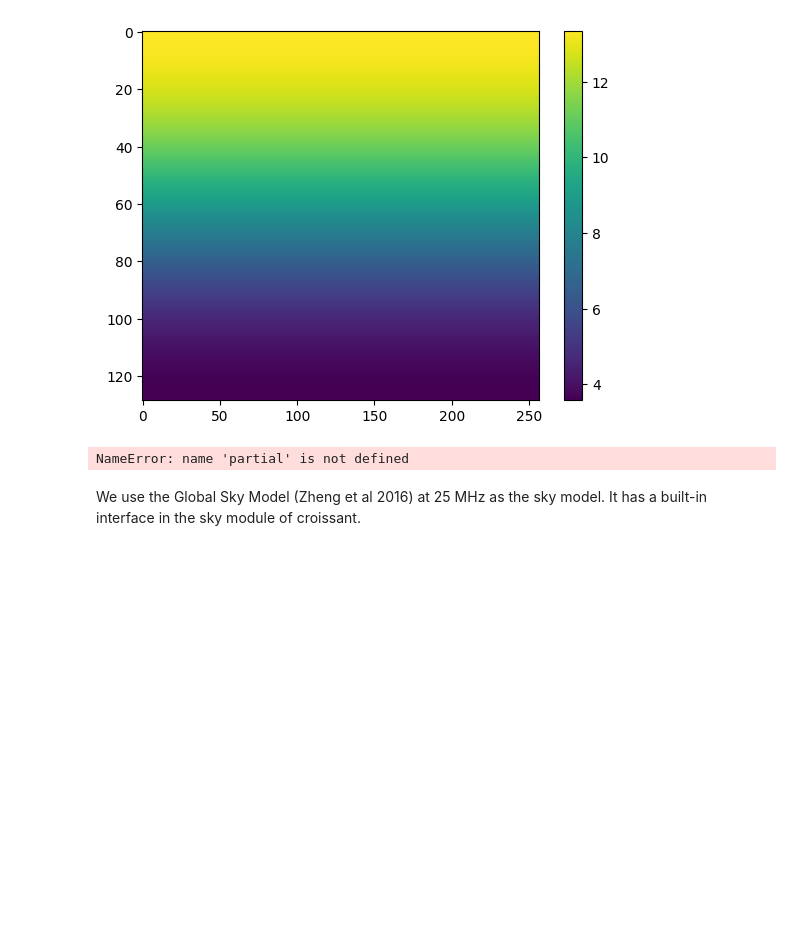
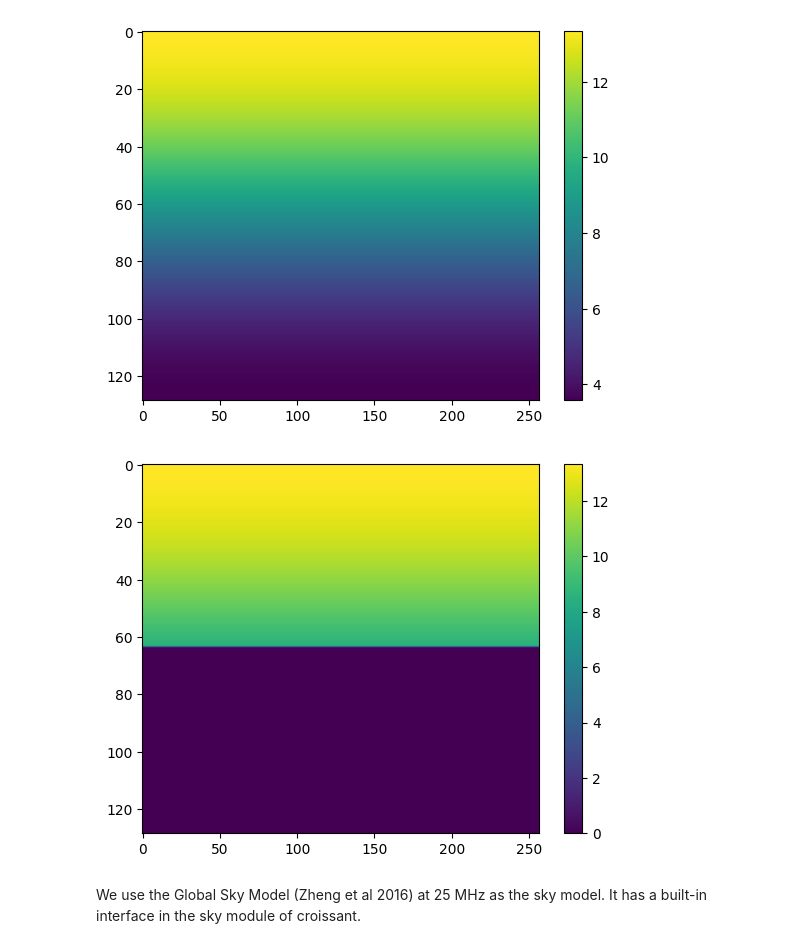
Before and after one commit to christianhbye/croissant, a Jupyter notebook: notebooks/jax_example.ipynb, the cells around one changed output. Cells and saved outputs as stored; diff of their text form; code cells hidden in the pictures; blank space fills up the shorter version.

```diff
--- a/notebooks/jax_example.ipynb
+++ b/notebooks/jax_example.ipynb
@@ -42,10 +41,15 @@ True
 # precompute ...
 # %%
-# we can impose a horizon like this, note that the sharp edge creates ripples since we don't have an inifinite lmax
+# we can impose a horizon like this, ripples are due to finite lmax (a sharp edge requires infinite ell)
 beam.horizon_cut()
-#hp.mollview(beam.hp_map(nside)[0], title=f"Beam at {freq[0]:.0f} MHz")
+m = beam.alm2map(sampling=sampling, nside=nside, frequencies=freq[0])
+plt.figure()
+plt.imshow(m[0], aspect="auto")
+plt.colorbar()
+plt.show()
+#mollview(m[0], title=f"Beam at {freq[0]:.0f} MHz")
 # %% [output]
-NameError: name 'partial' is not defined
+[figure, added]
 # %% [markdown]
 We use the Global Sky Model (Zheng et al 2016) at 25 MHz as the sky model. It has a built-in interface in the sky module of croissant.
 # %%
```
Also changed, not shown: parts of 5 cells of this notebook.
